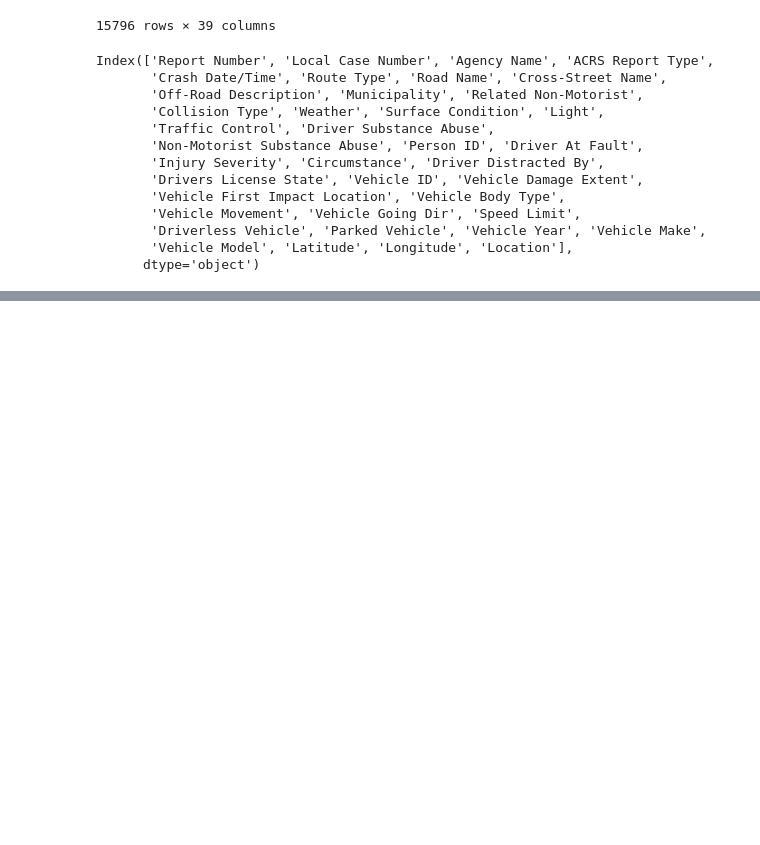
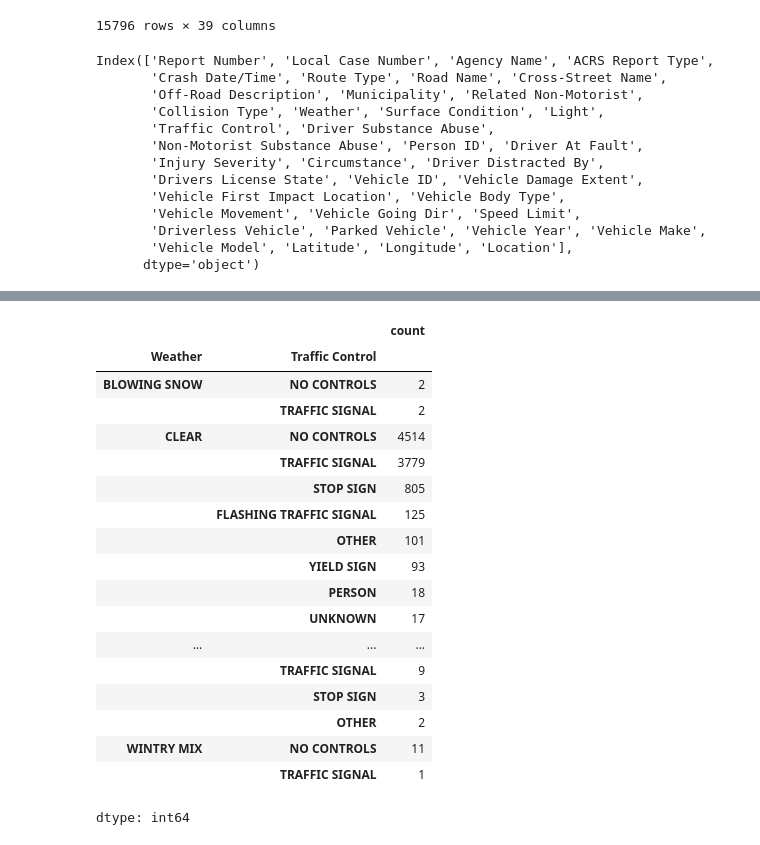
Before and after one commit to rithanravikumar/CAR_CRASH_DATA, a Jupyter notebook: CARS_CRASH_DATA.ipynb, the cells around one changed output, grey strips where cells are left out. Drawn from its saved outputs; the diff is of its cells as text; code cells hidden in the pictures; blank space fills up the shorter version.

```diff
--- a/CARS_CRASH_DATA.ipynb
+++ b/CARS_CRASH_DATA.ipynb
@@ -39,0 +60,22 @@ Index(['Report Number', 'Local Case Number', 'Agency Name', 'ACRS Report Type',
+# %%
+df.groupby('Weather')['Traffic Control'].value_counts()
+# %% [output]
+|  |  | count |
+| Weather | Traffic Control |  |
+| BLOWING SNOW | NO CONTROLS | 2 |
+|  | TRAFFIC SIGNAL | 2 |
+| CLEAR | NO CONTROLS | 4514 |
+|  | TRAFFIC SIGNAL | 3779 |
+|  | STOP SIGN | 805 |
+|  | FLASHING TRAFFIC SIGNAL | 125 |
+|  | OTHER | 101 |
+|  | YIELD SIGN | 93 |
+|  | PERSON | 18 |
+|  | UNKNOWN | 17 |
+| ... | ... | ... |
+|  | TRAFFIC SIGNAL | 9 |
+|  | STOP SIGN | 3 |
+|  | OTHER | 2 |
+| WINTRY MIX | NO CONTROLS | 11 |
+|  | TRAFFIC SIGNAL | 1 |
+dtype: int64
```
Also changed, not shown: parts of 2 cells of this notebook.
